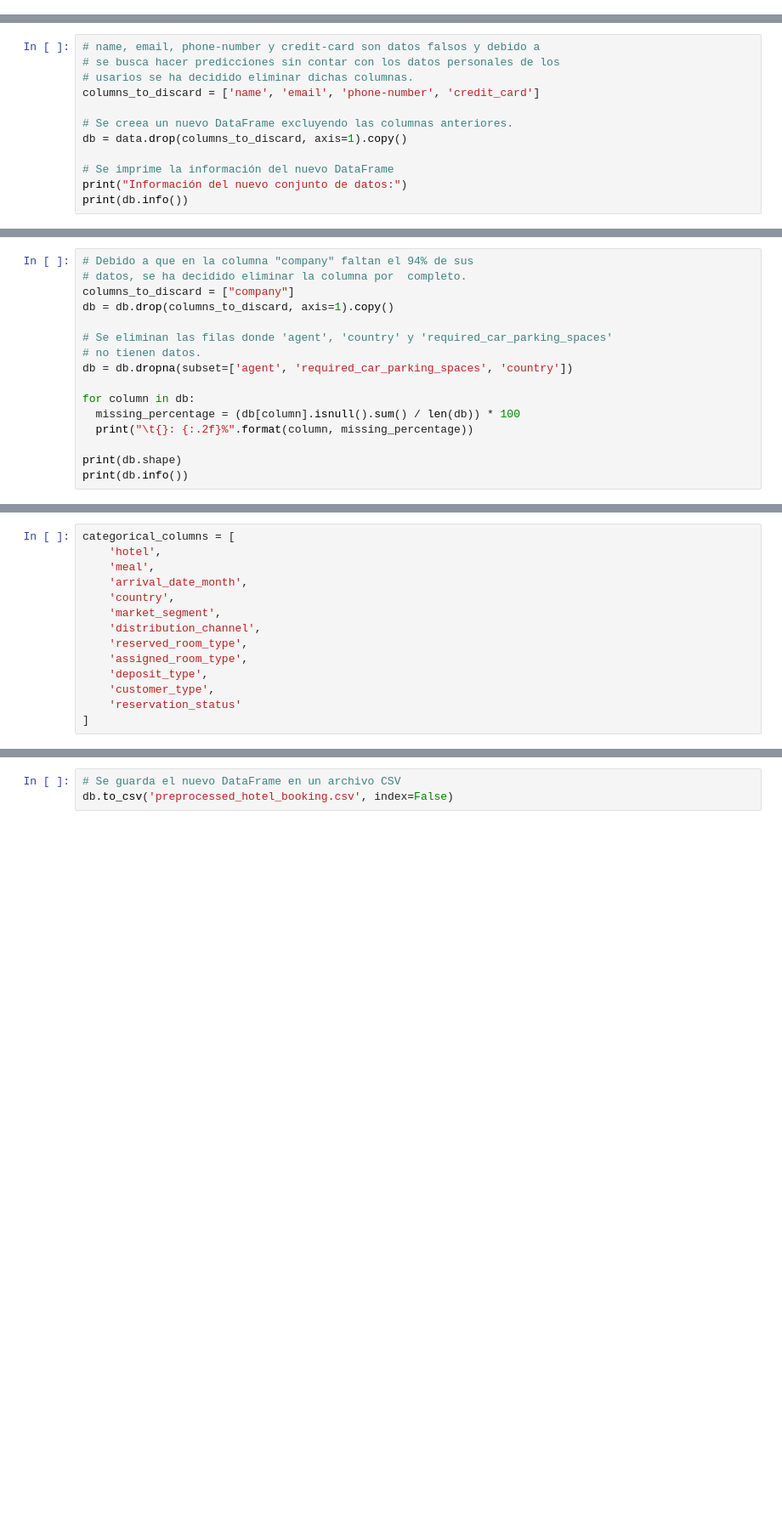
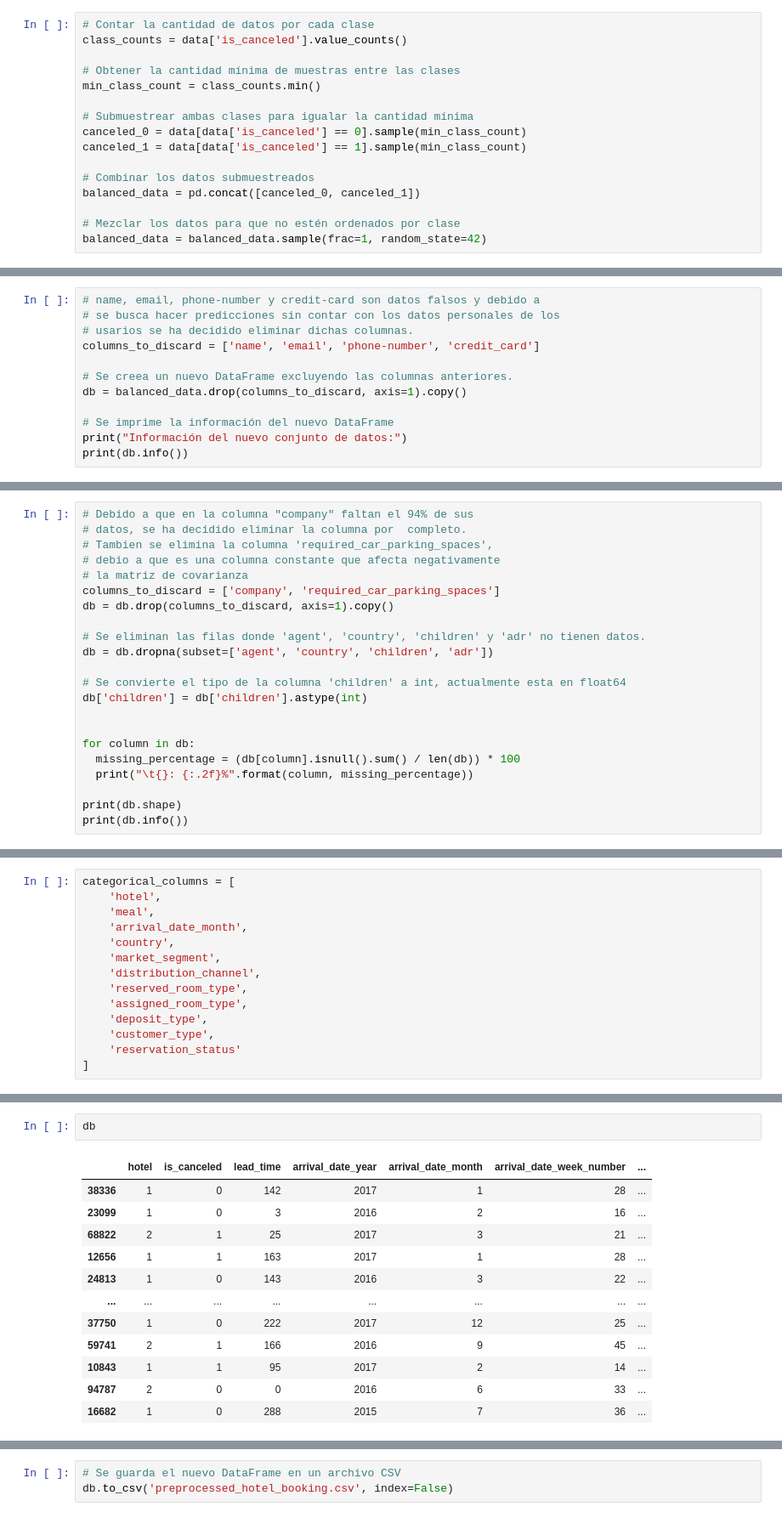
Before and after one commit to moll-y/ai4eng, a Jupyter notebook: 02 - preprocesado.ipynb, the cells around one changed output, grey strips where cells are left out. Shown: that part at 85% size. Saved outputs shown, nothing was run; the diff lists cells and outputs as text; blank space fills up the shorter version.

```diff
--- a/02 - preprocesado.ipynb
+++ b/02 - preprocesado.ipynb
@@ -15,3 +15,19 @@ import pandas as pd
 
 # Se carga el conjunto de datos original
 data = pd.read_csv("https://raw.githubusercontent.com/Udeaproject/IA-system/main/hotel_booking.csv", delimiter=",")
+# %%
+# Contar la cantidad de datos por cada clase
+class_counts = data['is_canceled'].value_counts()
+
+# Obtener la cantidad mínima de muestras entre las clases
+min_class_count = class_counts.min()
+
+# Submuestrear ambas clases para igualar la cantidad mínima
+canceled_0 = data[data['is_canceled'] == 0].sample(min_class_count)
+canceled_1 = data[data['is_canceled'] == 1].sample(min_class_count)
+
+# Combinar los datos submuestreados
+balanced_data = pd.concat([canceled_0, canceled_1])
+
+# Mezclar los datos para que no estén ordenados por clase
+balanced_data = balanced_data.sample(frac=1, random_state=42)
@@ -22,7 +48,7 @@ data = pd.read_csv("https://raw.githubusercontent.com/Udeaproject/IA-system/main
 columns_to_discard = ['name', 'email', 'phone-number', 'credit_card']
 
 # Se creea un nuevo DataFrame excluyendo las columnas anteriores.
-db = data.drop(columns_to_discard, axis=1).copy()
+db = balanced_data.drop(columns_to_discard, axis=1).copy()
 
 # Se imprime la información del nuevo DataFrame
 print("Información del nuevo conjunto de datos:")
@@ -48,12 +74,18 @@ None
 # %%
 # Debido a que en la columna "company" faltan el 94% de sus
 # datos, se ha decidido eliminar la columna por  completo.
-columns_to_discard = ["company"]
+# Tambien se elimina la columna 'required_car_parking_spaces',
+# debio a que es una columna constante que afecta negativamente
+# la matriz de covarianza
+columns_to_discard = ['company', 'required_car_parking_spaces']
 db = db.drop(columns_to_discard, axis=1).copy()
 
-# Se eliminan las filas donde 'agent', 'country' y 'required_car_parking_spaces'
-# no tienen datos.
-db = db.dropna(subset=['agent', 'required_car_parking_spaces', 'country'])
+# Se eliminan las filas donde 'agent', 'country', 'children' y 'adr' no tienen datos.
+db = db.dropna(subset=['agent', 'country', 'children', 'adr'])
+
+# Se convierte el tipo de la columna 'children' a int, actualmente esta en float64
+db['children'] = db['children'].astype(int)
+
 
 for column in db:
   missing_percentage = (db[column].isnull().sum() / len(db)) * 100
@@ -149 +180,16 @@ memory usage: 26.7 MB
 None
+# %%
+db
+# %% [output]
+|  | hotel | is_canceled | lead_time | arrival_date_year | arrival_date_month | arrival_date_week_number | ... |
+| 38336 | 1 | 0 | 142 | 2017 | 1 | 28 | ... |
+| 23099 | 1 | 0 | 3 | 2016 | 2 | 16 | ... |
+| 68822 | 2 | 1 | 25 | 2017 | 3 | 21 | ... |
+| 12656 | 1 | 1 | 163 | 2017 | 1 | 28 | ... |
+| 24813 | 1 | 0 | 143 | 2016 | 3 | 22 | ... |
+| ... | ... | ... | ... | ... | ... | ... | ... |
+| 37750 | 1 | 0 | 222 | 2017 | 12 | 25 | ... |
+| 59741 | 2 | 1 | 166 | 2016 | 9 | 45 | ... |
+| 10843 | 1 | 1 | 95 | 2017 | 2 | 14 | ... |
+| 94787 | 2 | 0 | 0 | 2016 | 6 | 33 | ... |
+| 16682 | 1 | 0 | 288 | 2015 | 7 | 36 | ... |
```
Also changed, not shown: parts of 8 cells of this notebook.
